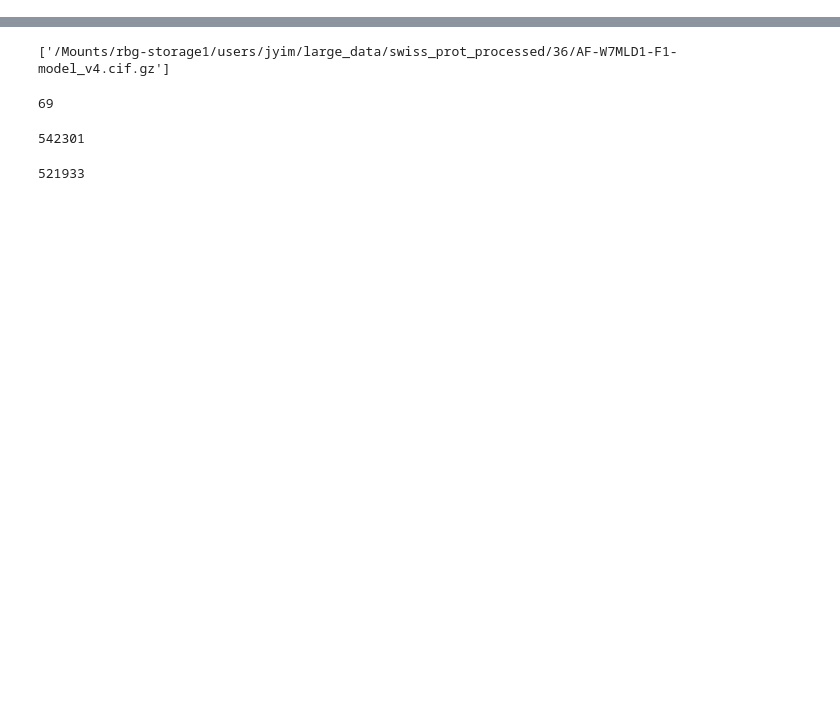
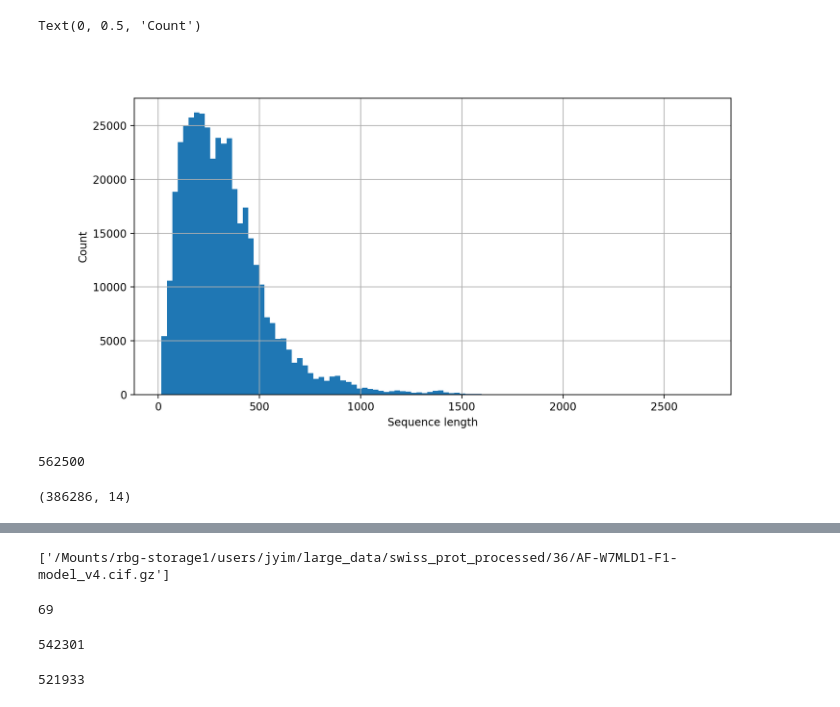
Before and after one commit to microsoft/protein-frame-flow, a Jupyter notebook: notebooks/swiss_prot_wrangling.ipynb, the cells around one changed output, grey strips where cells are left out. Cells and saved outputs as stored; diff of their text form; code cells hidden in the pictures; blank space fills up the shorter version.

```diff
--- a/notebooks/swiss_prot_wrangling.ipynb
+++ b/notebooks/swiss_prot_wrangling.ipynb
@@ -12,0 +53,12 @@ swissprot_dir = '/Mounts/rbg-storage1/users/jyim/large_data/swiss_prot_processed
+# %%
+plt.figure(figsize=(10, 5))
+_ = confident_df.seq_len.hist(bins=100)
+plt.xlabel('Sequence length')
+plt.ylabel('Count')
+# %% [output]
+Text(0, 0.5, 'Count')
+[figure, added]
+# %%
+750 ** 2
+# %% [output]
+562500
@@ -12,0 +67,4 @@ swissprot_dir = '/Mounts/rbg-storage1/users/jyim/large_data/swiss_prot_processed
+# %%
+length_filter_df.shape
+# %% [output]
+(386286, 14)
```
Also changed, not shown: parts of 13 cells of this notebook, 9 other files.
